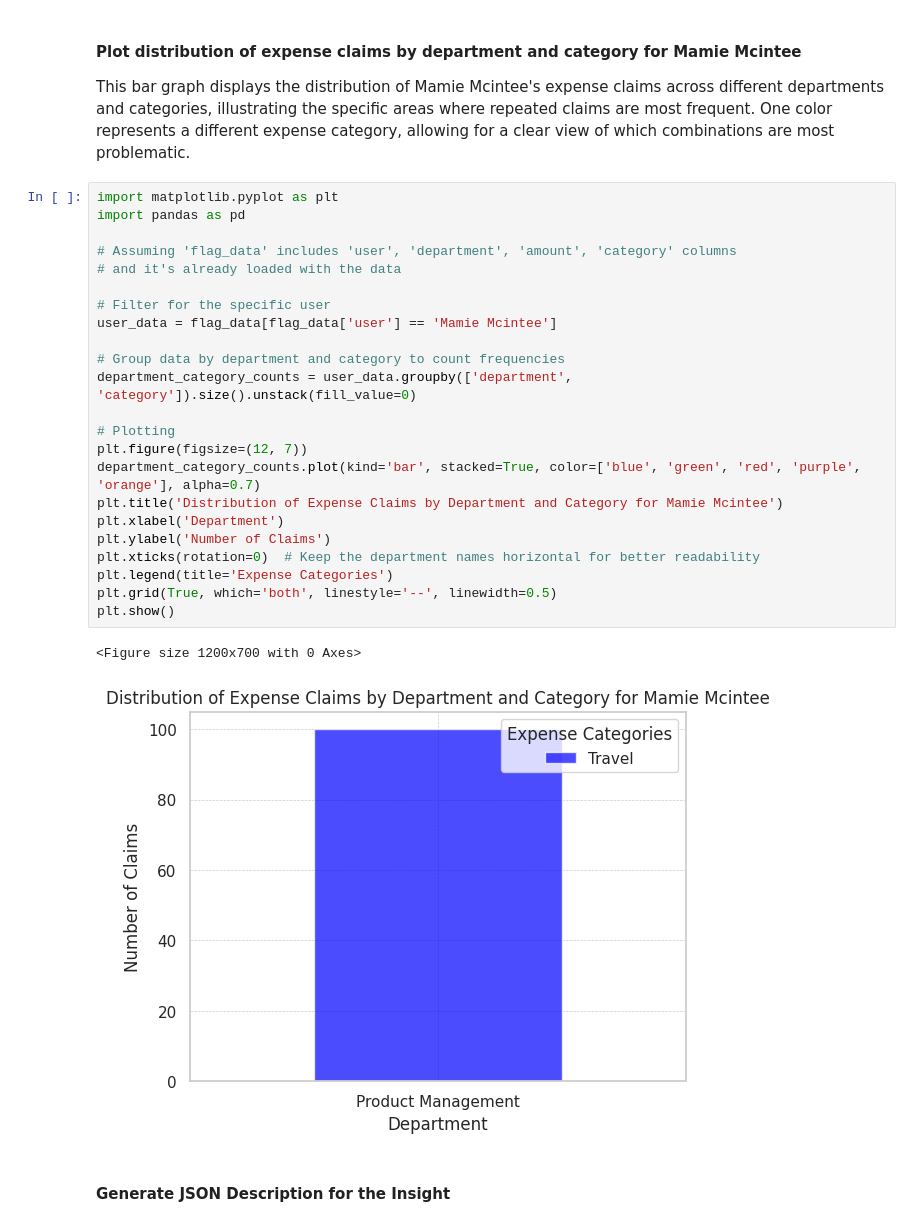
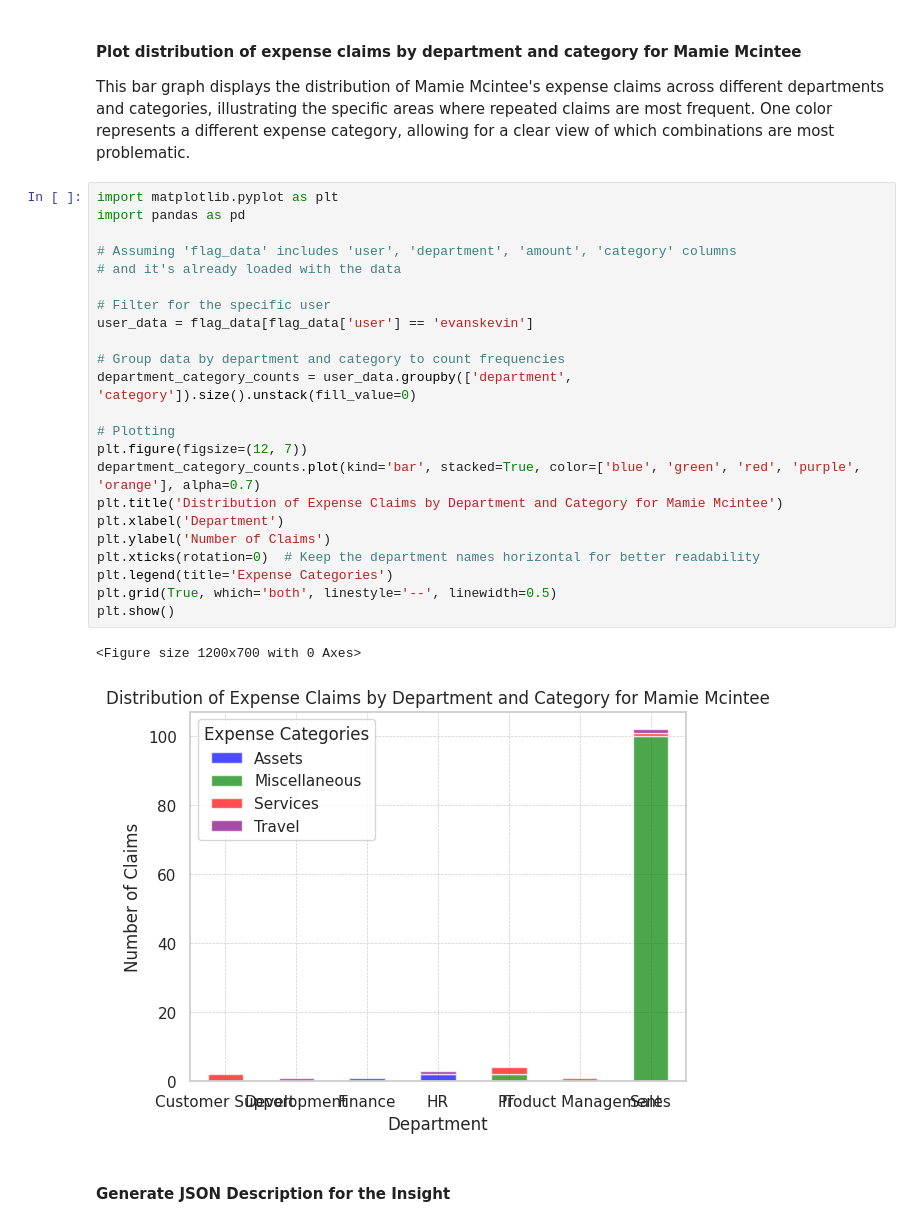
Before and after one commit to ServiceNow/insight-bench, a Jupyter notebook: data/notebooks/flag-41.ipynb, the cells around one changed output. Saved outputs shown, nothing was run; the diff lists cells and outputs as text.

```diff
--- a/data/notebooks/flag-41.ipynb
+++ b/data/notebooks/flag-41.ipynb
@@ -375,28 +357,28 @@ This bar graph displays the distribution of Mamie Mcintee's expense claims acros
 # %%
 import matplotlib.pyplot as plt
 import pandas as pd
 
 # Assuming 'flag_data' includes 'user', 'department', 'amount', 'category' columns
 # and it's already loaded with the data
 
 # Filter for the specific user
-user_data = flag_data[flag_data['user'] == 'Mamie Mcintee']
+user_data = flag_data[flag_data['user'] == 'evanskevin']
 
 # Group data by department and category to count frequencies
 department_category_counts = user_data.groupby(['department', 'category']).size().unstack(fill_value=0)
 
 # Plotting
 plt.figure(figsize=(12, 7))
 department_category_counts.plot(kind='bar', stacked=True, color=['blue', 'green', 'red', 'purple', 'orange'], alpha=0.7)
 plt.title('Distribution of Expense Claims by Department and Category for Mamie Mcintee')
 plt.xlabel('Department')
 plt.ylabel('Number of Claims')
 plt.xticks(rotation=0)  # Keep the department names horizontal for better readability
 plt.legend(title='Expense Categories')
 plt.grid(True, which='both', linestyle='--', linewidth=0.5)
 plt.show()
 # %% [output]
 <Figure size 1200x700 with 0 Axes>
-[figure, old version]
+[figure, new version]
 # %% [markdown]
 #### Generate JSON Description for the Insight
```
Also changed, not shown: parts of 11 cells of this notebook, 6 other files.
